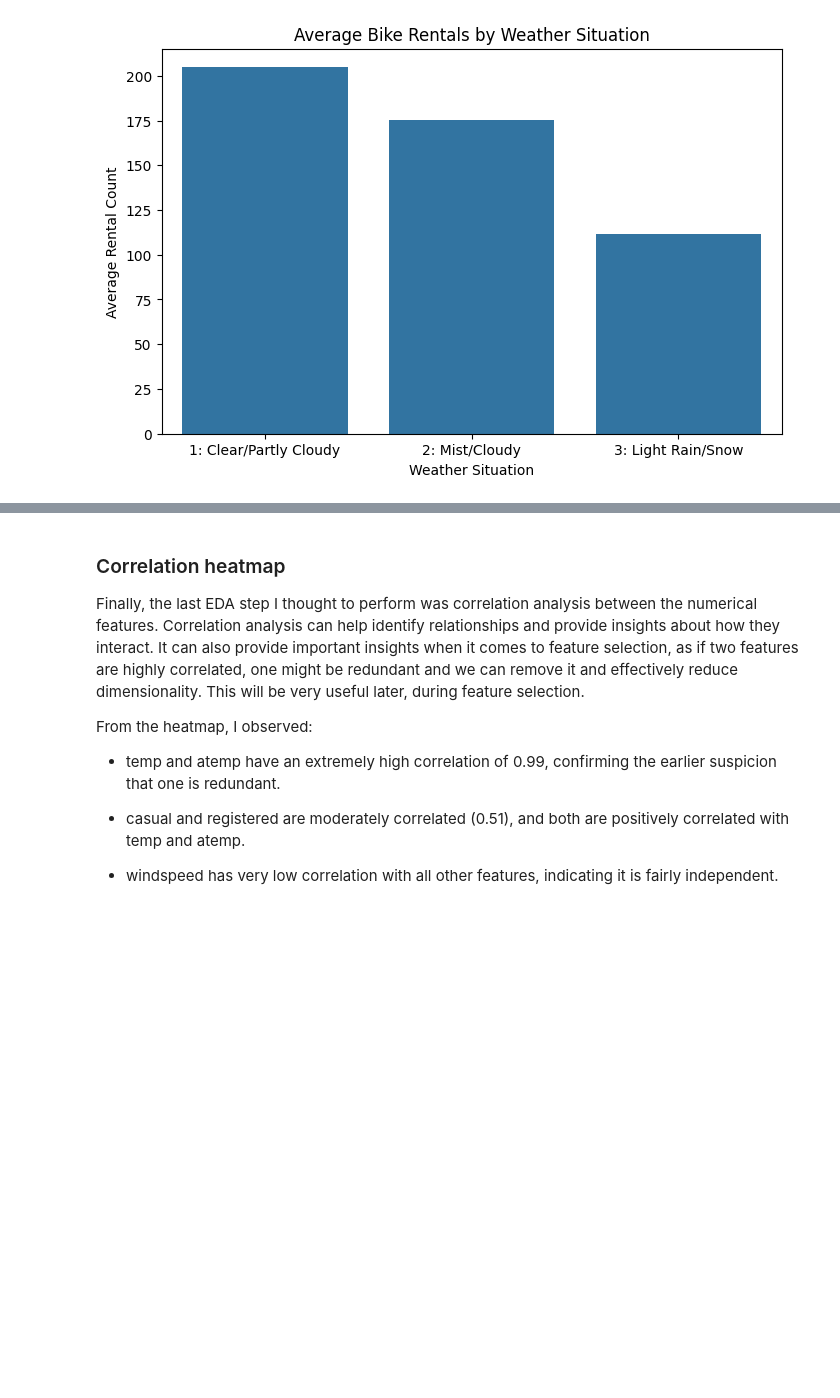
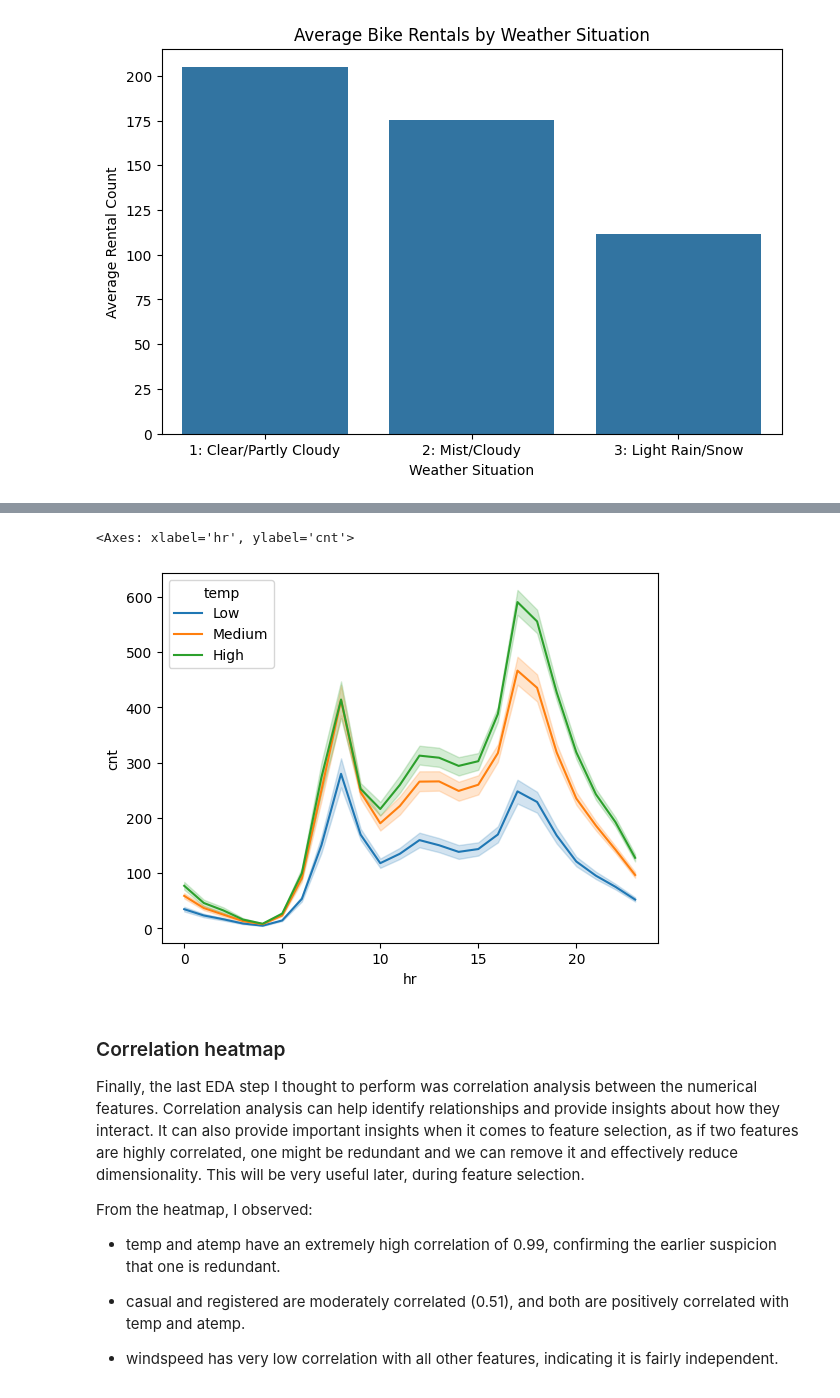
Before and after one commit to hibbakamas/ML-fundamentals-2025, a Jupyter notebook: assignment_2_Hibba_Kamas.ipynb, the cells around one changed output, grey strips where cells are left out. Cells and saved outputs as stored; diff of their text form; code cells hidden in the pictures; blank space fills up the shorter version.

```diff
--- a/assignment_2_Hibba_Kamas.ipynb
+++ b/assignment_2_Hibba_Kamas.ipynb
@@ -497,3 +561,13 @@ plt.show()
+# %%
+sns.lineplot(
+    data=df,
+    x='hr',
+    y='cnt',
+    hue=pd.qcut(df['temp'], q=3, labels=['Low', 'Medium', 'High'])
+)
+# %% [output]
+<Axes: xlabel='hr', ylabel='cnt'>
+[figure, added]
 # %% [markdown]
 ### Correlation heatmap
 
```
Also changed, not shown: parts of 48 cells of this notebook.
